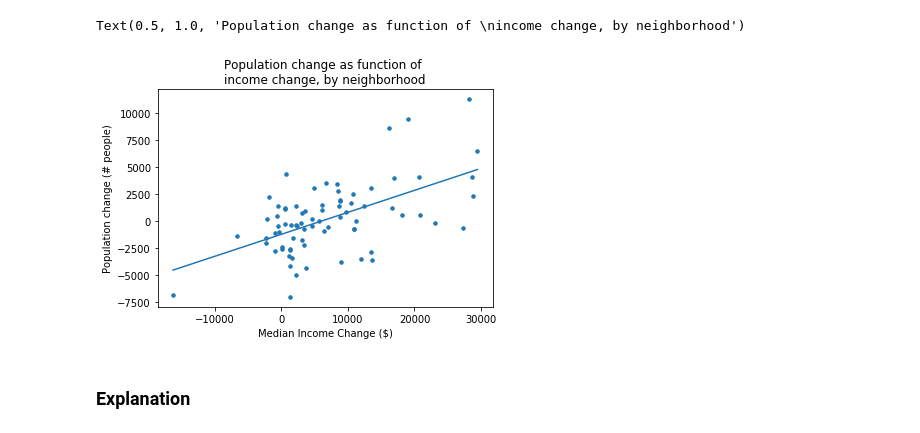
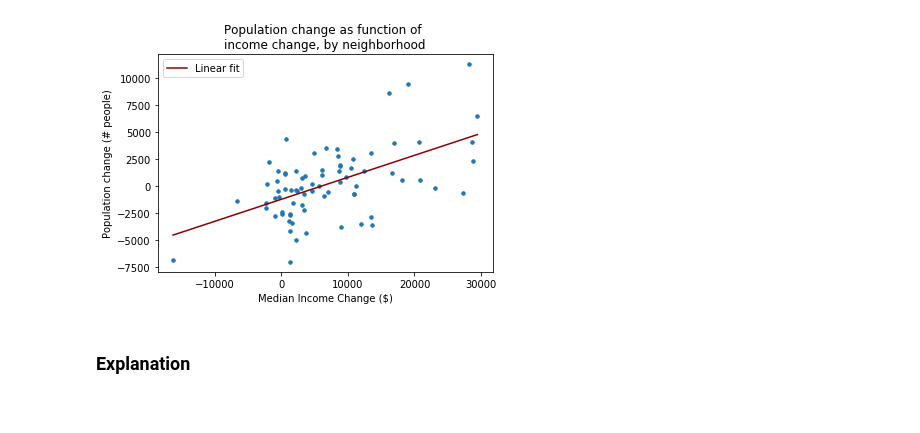
Before and after one commit to lcwatkins/chicago-population-project, a Jupyter notebook: notebooks/explore-income.ipynb, the cells around one changed output. Saved outputs shown, nothing was run; the diff lists cells and outputs as text; code cells hidden in the pictures.

```diff
--- a/notebooks/explore-income.ipynb
+++ b/notebooks/explore-income.ipynb
@@ -20,13 +20,13 @@ pop_model.fit(x,y)
 y_predict = pop_model.predict(x)
 # %%
 plt.scatter(df_inc_chg['INC_CHG'], df_inc_chg['POP_CHG'], s=12)
-plt.plot(x, y_predict)
+plt.plot(x, y_predict, c='darkred', label='Linear fit')
+plt.legend()
 plt.xlabel("Median Income Change ($)")
 plt.ylabel("Population change (# people)")
-plt.title("Population change as function of \nincome change, by neighborhood")
+t = plt.title("Population change as function of \nincome change, by neighborhood")
 # %% [output]
-Text(0.5, 1.0, 'Population change as function of \nincome change, by neighborhood')
-[figure, old version]
+[figure, new version]
 # %% [markdown]
 ### Explanation
 # %% [markdown]
```
Also changed, not shown: 3 other files.
